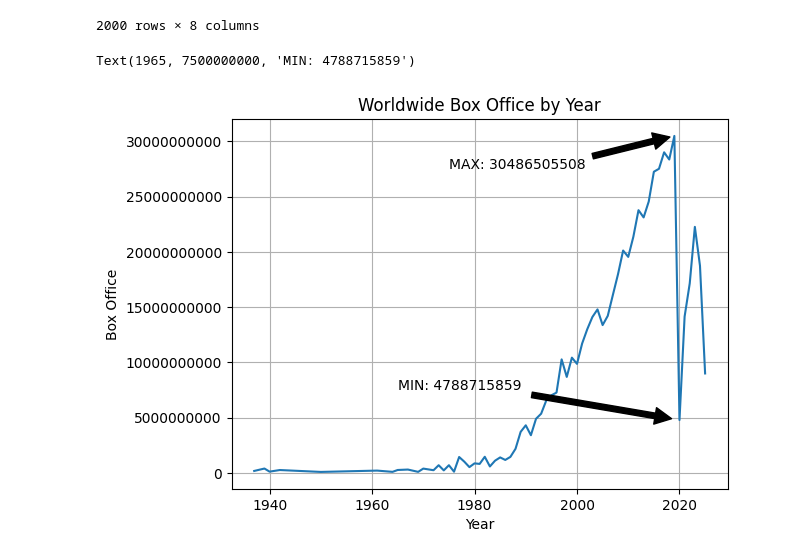
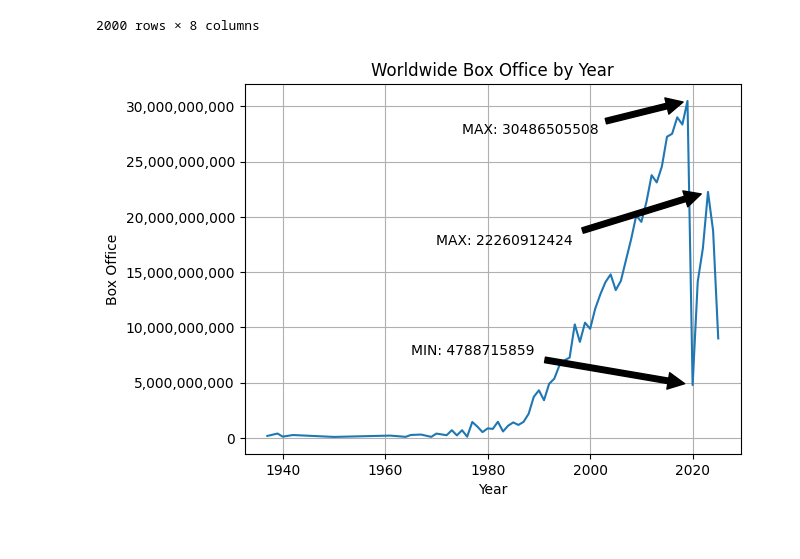
Before and after one commit to Urgith/data_science, a Jupyter notebook: scraping/box_mojo/top_worldwide_gross/data_plotting.ipynb, the cells around one changed output. Saved outputs shown, nothing was run; the diff lists cells and outputs as text; code cells hidden in the pictures.

Commit message:
commas to yaxis added

```diff
--- a/scraping/box_mojo/top_worldwide_gross/data_plotting.ipynb
+++ b/scraping/box_mojo/top_worldwide_gross/data_plotting.ipynb
@@ -22,17 +23,24 @@ df
 grouped = df.groupby('Year')['Worldwide_gross']
 new_df = grouped.sum()
 # %%
-new_df.plot()
+ax = new_df.plot()
+plt.ticklabel_format(style='plain')
+ax.get_yaxis().set_major_formatter(
+    mpl.ticker.FuncFormatter(lambda x, p: format(int(x), ','))
+)
 
-plt.ticklabel_format(style='plain')
 plt.title('Worldwide Box Office by Year')
 plt.ylabel('Box Office')
 plt.grid()
 
 plt.annotate(f'MAX: {max(new_df)}', xy=(2019, max(new_df)), xytext=(1975, 27500000000),
              arrowprops={'facecolor': 'black', 'shrink': 0.05})
 plt.annotate(f'MIN: {new_df[2020]}', xy=(2020, new_df[2020]), xytext=(1965, 7500000000),
              arrowprops={'facecolor': 'black', 'shrink': 0.05})
+
+plt.annotate(f'MAX: {new_df[2023]}', xy=(2023, new_df[2023]), xytext=(1970, 17500000000),
+             arrowprops={'facecolor': 'black', 'shrink': 0.05})
+
+plt.show()
 # %% [output]
-Text(1965, 7500000000, 'MIN: 4788715859')
-[figure, old version]
+[figure, new version]
```
Also changed, not shown: parts of 1 cell of this notebook.
